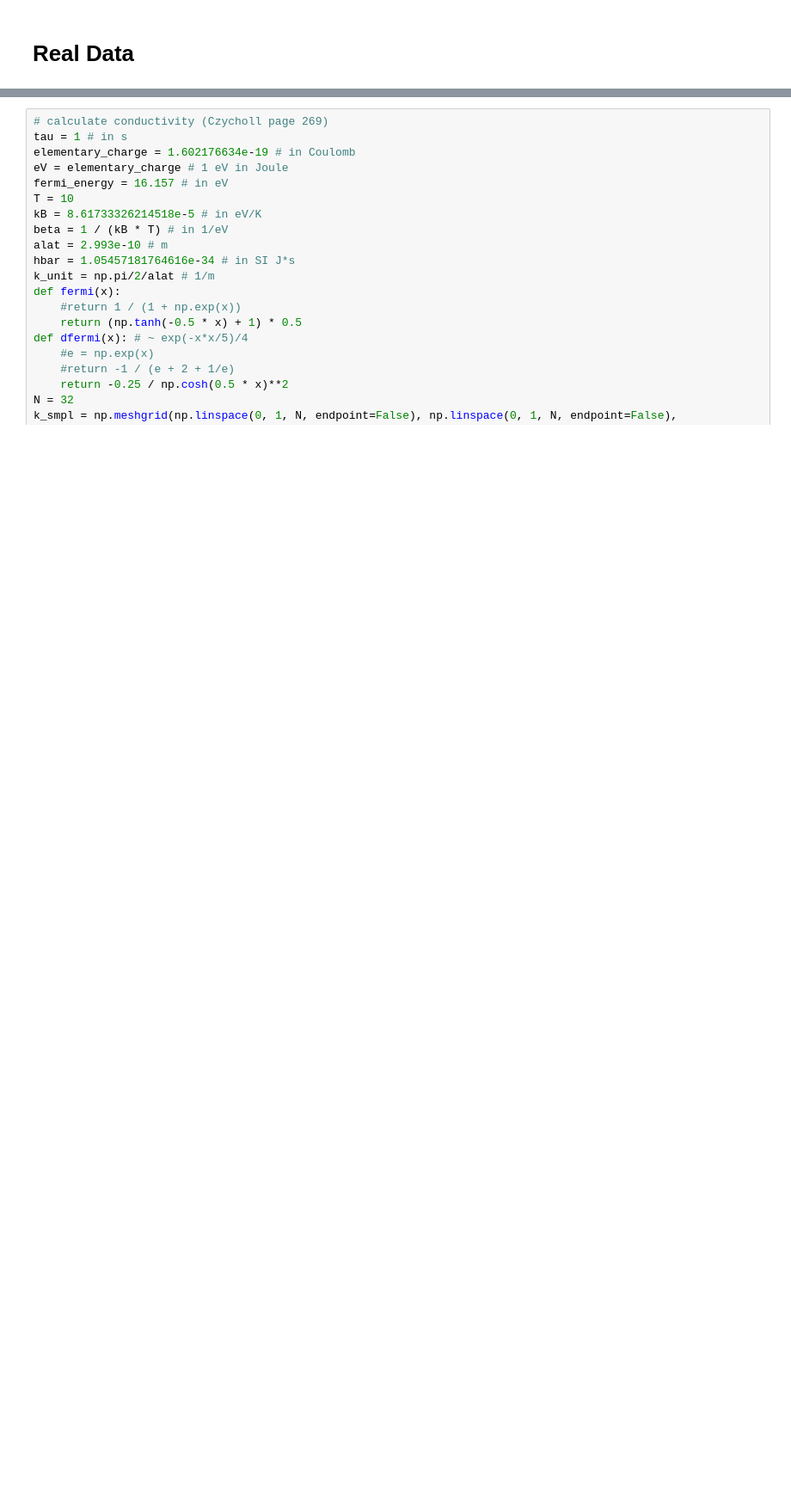
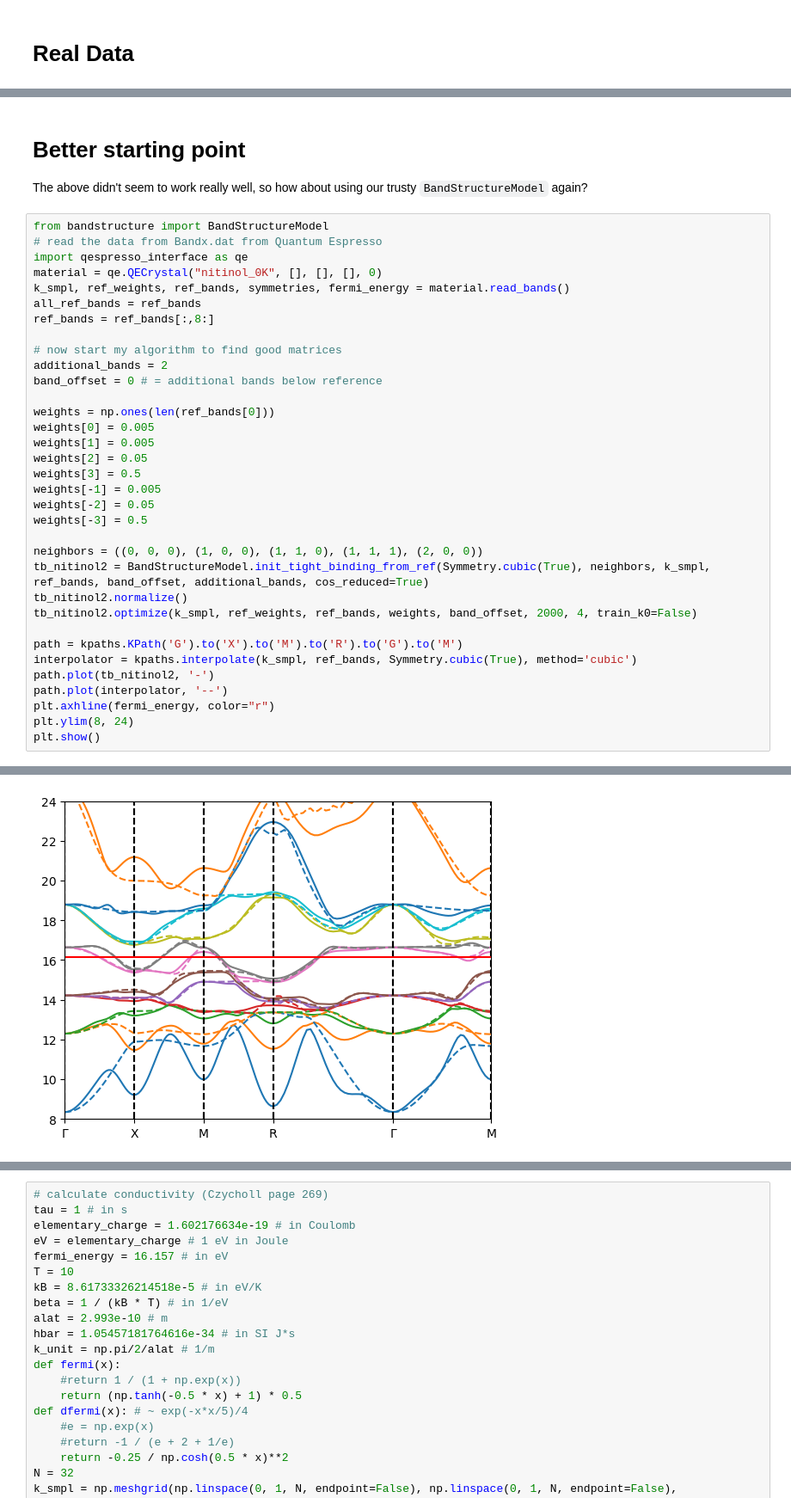
Before and after one commit to redweasel/tight-binding, a Jupyter notebook: TightBinding.ipynb, the cells around one changed output, grey strips where cells are left out. Shown at 86% size. Drawn from its saved outputs; the diff is of its cells as text; blank space fills up the shorter version.

```diff
--- a/TightBinding.ipynb
+++ b/TightBinding.ipynb
@@ -392,0 +457,38 @@ fs.plot_3D_fermi_surface(tb_nitinol, fermi_energy, N=32)
+# %% [markdown]
+# Better starting point
+The above didn't seem to work really well, so how about using our trusty `BandStructureModel` again?
+# %%
+from bandstructure import BandStructureModel
+# read the data from Bandx.dat from Quantum Espresso
+import qespresso_interface as qe
+material = qe.QECrystal("nitinol_0K", [], [], [], 0)
+k_smpl, ref_weights, ref_bands, symmetries, fermi_energy = material.read_bands()
+all_ref_bands = ref_bands
+ref_bands = ref_bands[:,8:]
+
+# now start my algorithm to find good matrices
+additional_bands = 2
+band_offset = 0 # = additional bands below reference
+
+weights = np.ones(len(ref_bands[0]))
+weights[0] = 0.005
+weights[1] = 0.005
+weights[2] = 0.05
+weights[3] = 0.5
+weights[-1] = 0.005
+weights[-2] = 0.05
+weights[-3] = 0.5
+
+neighbors = ((0, 0, 0), (1, 0, 0), (1, 1, 0), (1, 1, 1), (2, 0, 0))
+tb_nitinol2 = BandStructureModel.init_tight_binding_from_ref(Symmetry.cubic(True), neighbors, k_smpl, ref_bands, band_offset, additional_bands, cos_reduced=True)
+tb_nitinol2.normalize()
+tb_nitinol2.optimize(k_smpl, ref_weights, ref_bands, weights, band_offset, 2000, 4, train_k0=False)
+
+path = kpaths.KPath('G').to('X').to('M').to('R').to('G').to('M')
+interpolator = kpaths.interpolate(k_smpl, ref_bands, Symmetry.cubic(True), method='cubic')
+path.plot(tb_nitinol2, '-')
+path.plot(interpolator, '--')
+plt.axhline(fermi_energy, color="r")
+plt.ylim(8, 24)
+plt.show()
+# %% [output]
@@ -392,0 +498 @@ fs.plot_3D_fermi_surface(tb_nitinol, fermi_energy, N=32)
+[figure, added]
```
Also changed, not shown: parts of 20 cells of this notebook, 9 other files.
